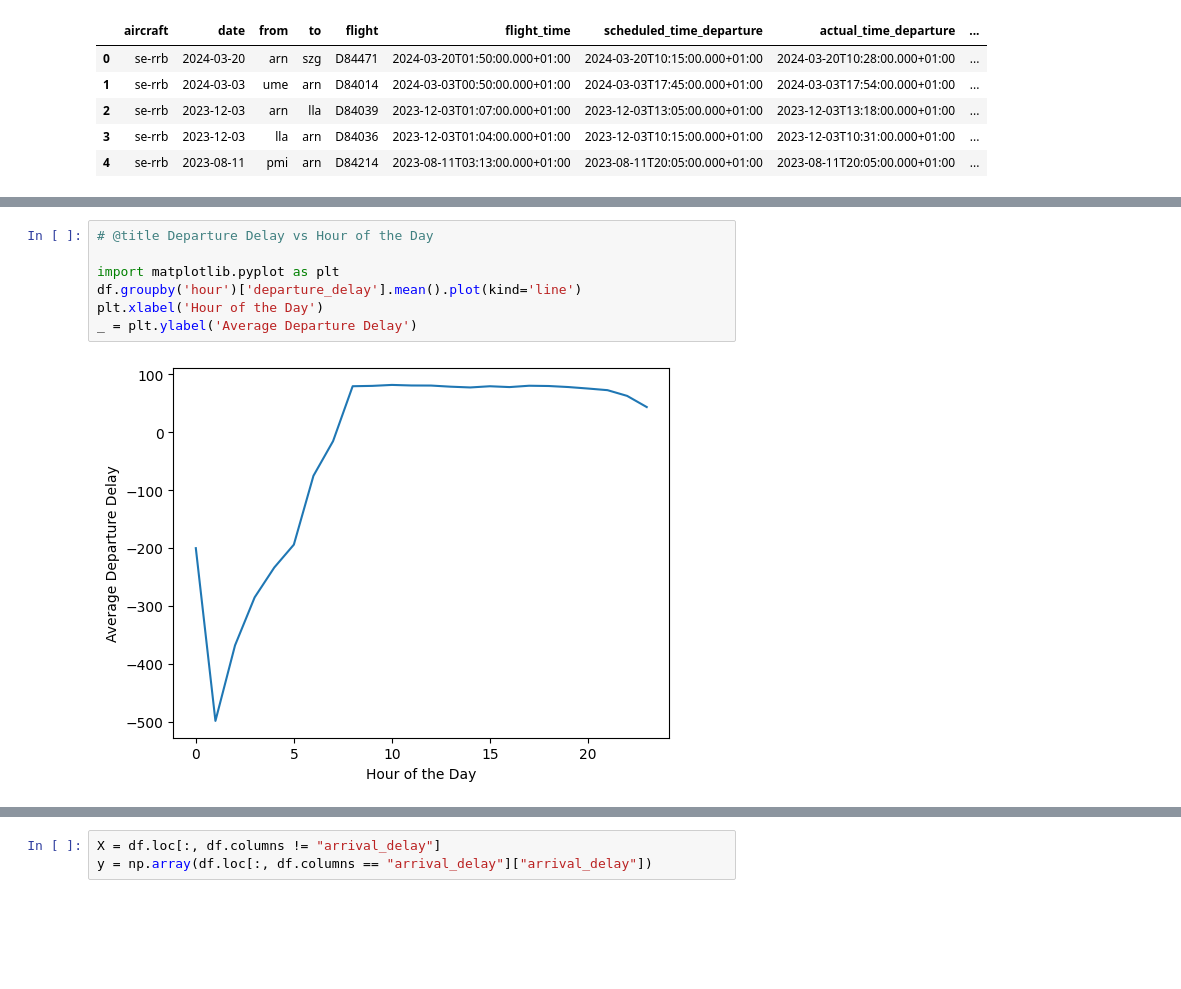
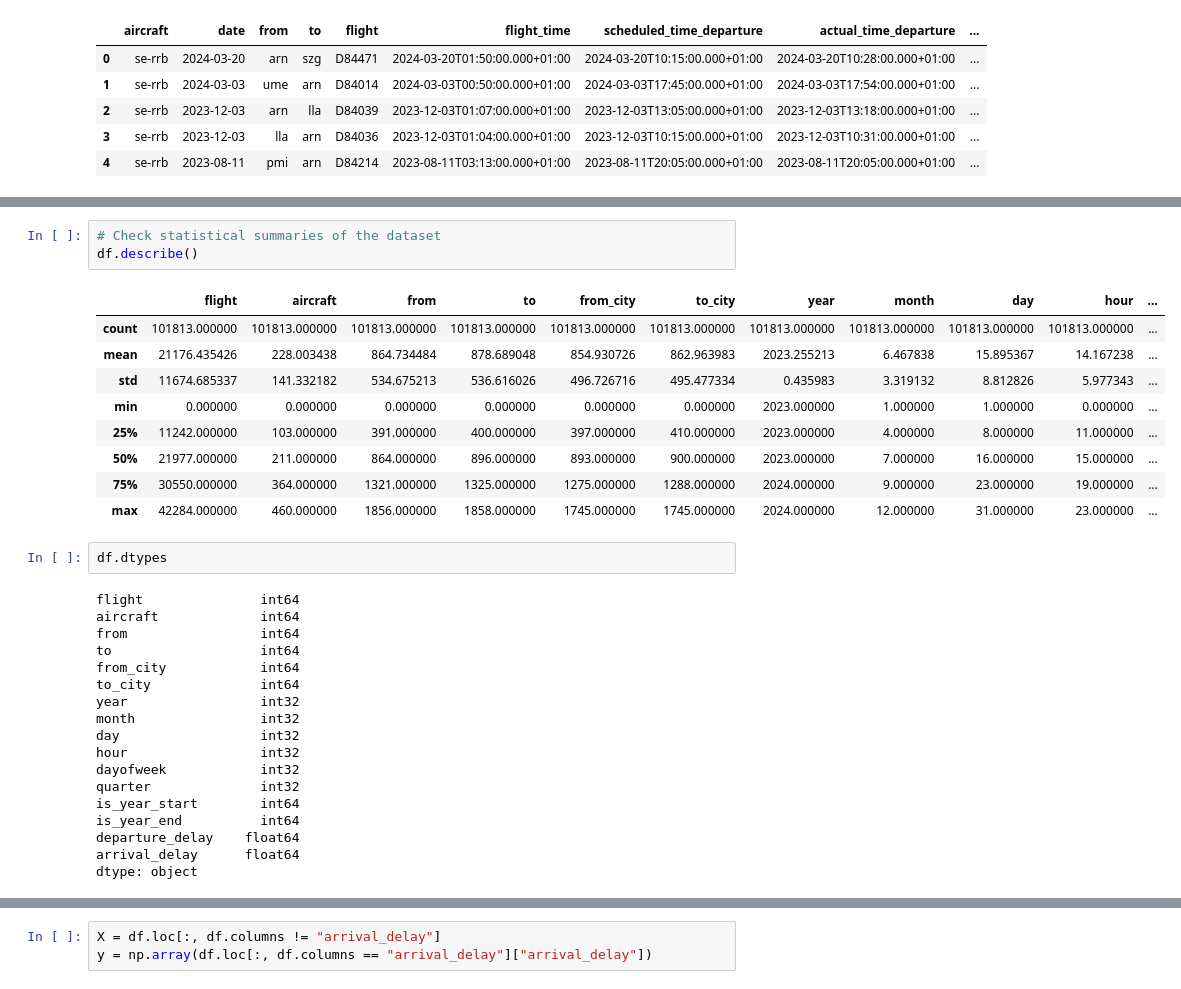
Before and after one commit to Jihed503/Flights_delay_prediction_system, a Jupyter notebook: modeling/regression.ipynb, the cells around one changed output, grey strips where cells are left out. Saved outputs shown, nothing was run; the diff lists cells and outputs as text; blank space fills up the shorter version.

```diff
--- a/modeling/regression.ipynb
+++ b/modeling/regression.ipynb
@@ -143,9 +171,33 @@ df.head()
-# %%
-# @title Departure Delay vs Hour of the Day
-
-import matplotlib.pyplot as plt
-df.groupby('hour')['departure_delay'].mean().plot(kind='line')
-plt.xlabel('Hour of the Day')
-_ = plt.ylabel('Average Departure Delay')
-# %% [output]
-[figure, removed]
+# %%
+# Check statistical summaries of the dataset
+df.describe()
+# %% [output]
+|  | flight | aircraft | from | to | from_city | to_city | year | month | day | hour | ... |
+| count | 101813.000000 | 101813.000000 | 101813.000000 | 101813.000000 | 101813.000000 | 101813.000000 | 101813.000000 | 101813.000000 | 101813.000000 | 101813.000000 | ... |
+| mean | 21176.435426 | 228.003438 | 864.734484 | 878.689048 | 854.930726 | 862.963983 | 2023.255213 | 6.467838 | 15.895367 | 14.167238 | ... |
+| std | 11674.685337 | 141.332182 | 534.675213 | 536.616026 | 496.726716 | 495.477334 | 0.435983 | 3.319132 | 8.812826 | 5.977343 | ... |
+| min | 0.000000 | 0.000000 | 0.000000 | 0.000000 | 0.000000 | 0.000000 | 2023.000000 | 1.000000 | 1.000000 | 0.000000 | ... |
+| 25% | 11242.000000 | 103.000000 | 391.000000 | 400.000000 | 397.000000 | 410.000000 | 2023.000000 | 4.000000 | 8.000000 | 11.000000 | ... |
+| 50% | 21977.000000 | 211.000000 | 864.000000 | 896.000000 | 893.000000 | 900.000000 | 2023.000000 | 7.000000 | 16.000000 | 15.000000 | ... |
+| 75% | 30550.000000 | 364.000000 | 1321.000000 | 1325.000000 | 1275.000000 | 1288.000000 | 2024.000000 | 9.000000 | 23.000000 | 19.000000 | ... |
+| max | 42284.000000 | 460.000000 | 1856.000000 | 1858.000000 | 1745.000000 | 1745.000000 | 2024.000000 | 12.000000 | 31.000000 | 23.000000 | ... |
+# %%
+df.dtypes
+# %% [output]
+flight               int64
+aircraft             int64
+from                 int64
+to                   int64
+from_city            int64
+to_city              int64
+year                 int32
+month                int32
+day                  int32
+hour                 int32
+dayofweek            int32
+quarter              int32
+is_year_start        int64
+is_year_end          int64
+departure_delay    float64
+arrival_delay      float64
+dtype: object
```
Also changed, not shown: parts of 27 cells of this notebook, 16 other files.
